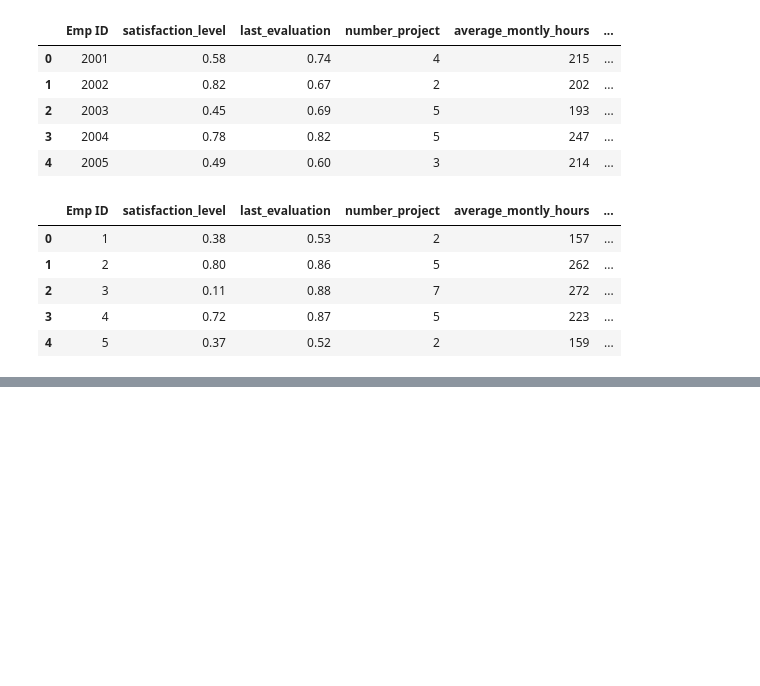
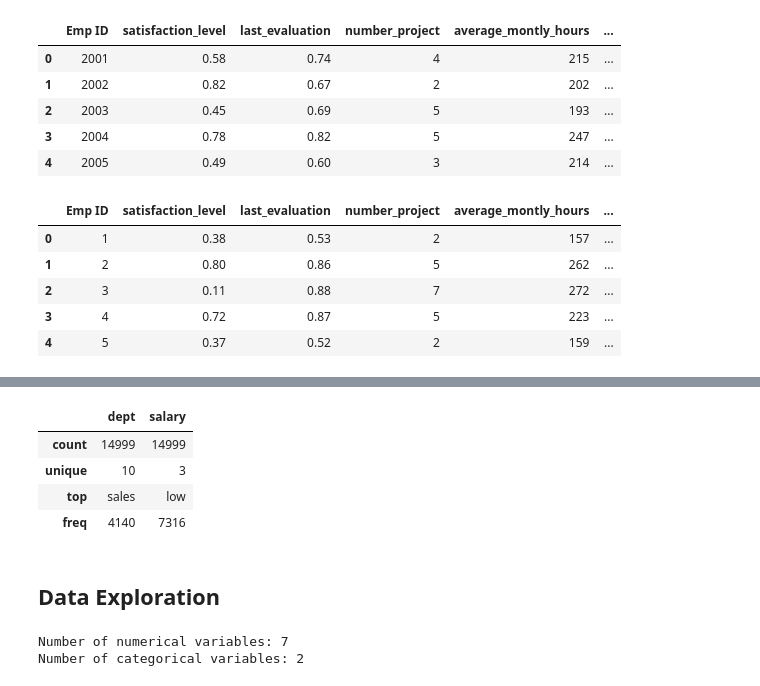
Before and after one commit to ovokpus/Employee-Attrition-Predictor, a Jupyter notebook: eda-experiments/eda-experiment.ipynb, the cells around one changed output, grey strips where cells are left out. Drawn from its saved outputs; the diff is of its cells as text; code cells hidden in the pictures; blank space fills up the shorter version.

```diff
--- a/eda-experiments/eda-experiment.ipynb
+++ b/eda-experiments/eda-experiment.ipynb
@@ -369,0 +115,8 @@ print(model.predict_proba(kk))
+# %%
+data.describe(include = ['O'])
+# %% [output]
+|  | dept | salary |
+| count | 14999 | 14999 |
+| unique | 10 | 3 |
+| top | sales | low |
+| freq | 4140 | 7316 |
@@ -369,0 +127,2 @@ print(model.predict_proba(kk))
+# %% [markdown]
+## Data Exploration
@@ -369,0 +131,10 @@ print(model.predict_proba(kk))
+# %%
+vars_num = [c for c in data.columns if data[c].dtypes!='O' and c!=target]
+
+vars_cat = [c for c in data.columns if data[c].dtypes=='O']
+
+print('Number of numerical variables: {}'.format(len(vars_num)))
+print('Number of categorical variables: {}'.format(len(vars_cat)))
+# %% [output]
+Number of numerical variables: 7
+Number of categorical variables: 2
```
Also changed, not shown: parts of 53 cells of this notebook, 1 other file.
